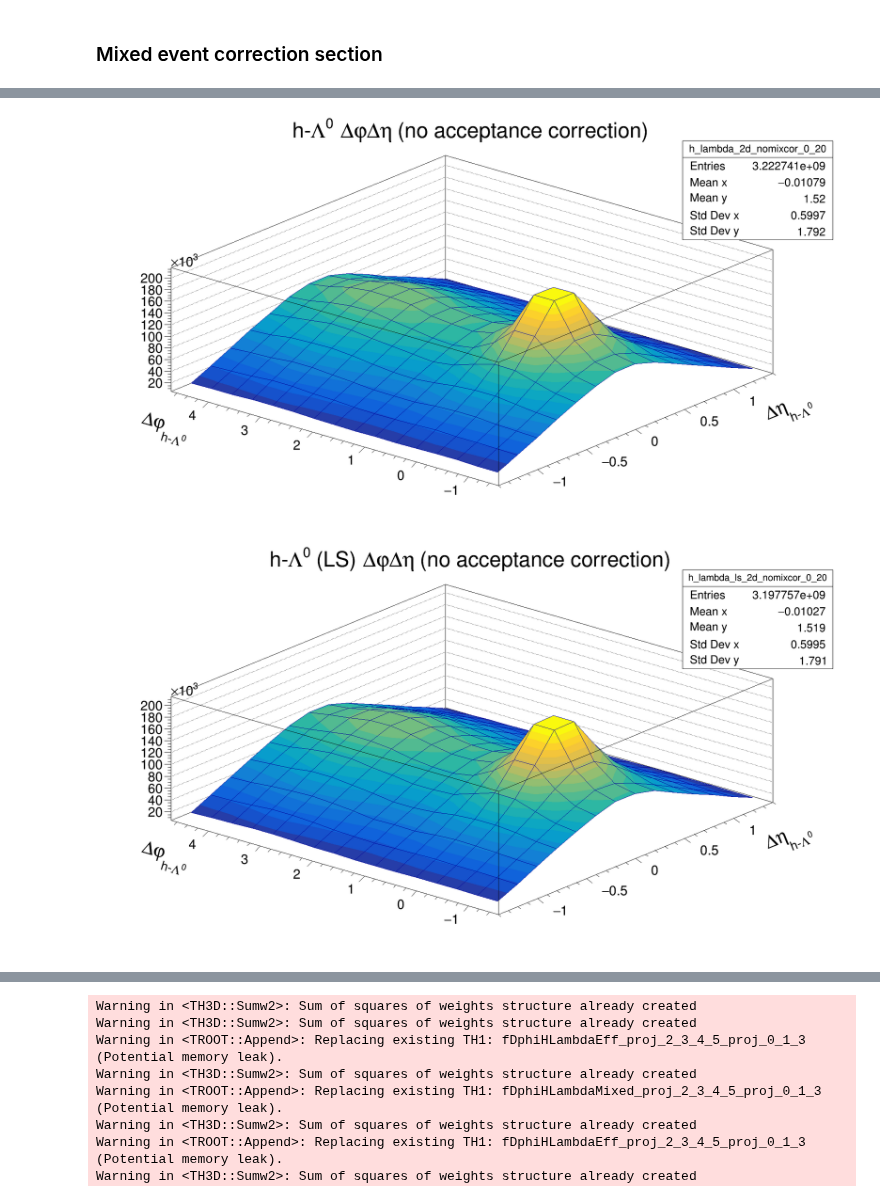
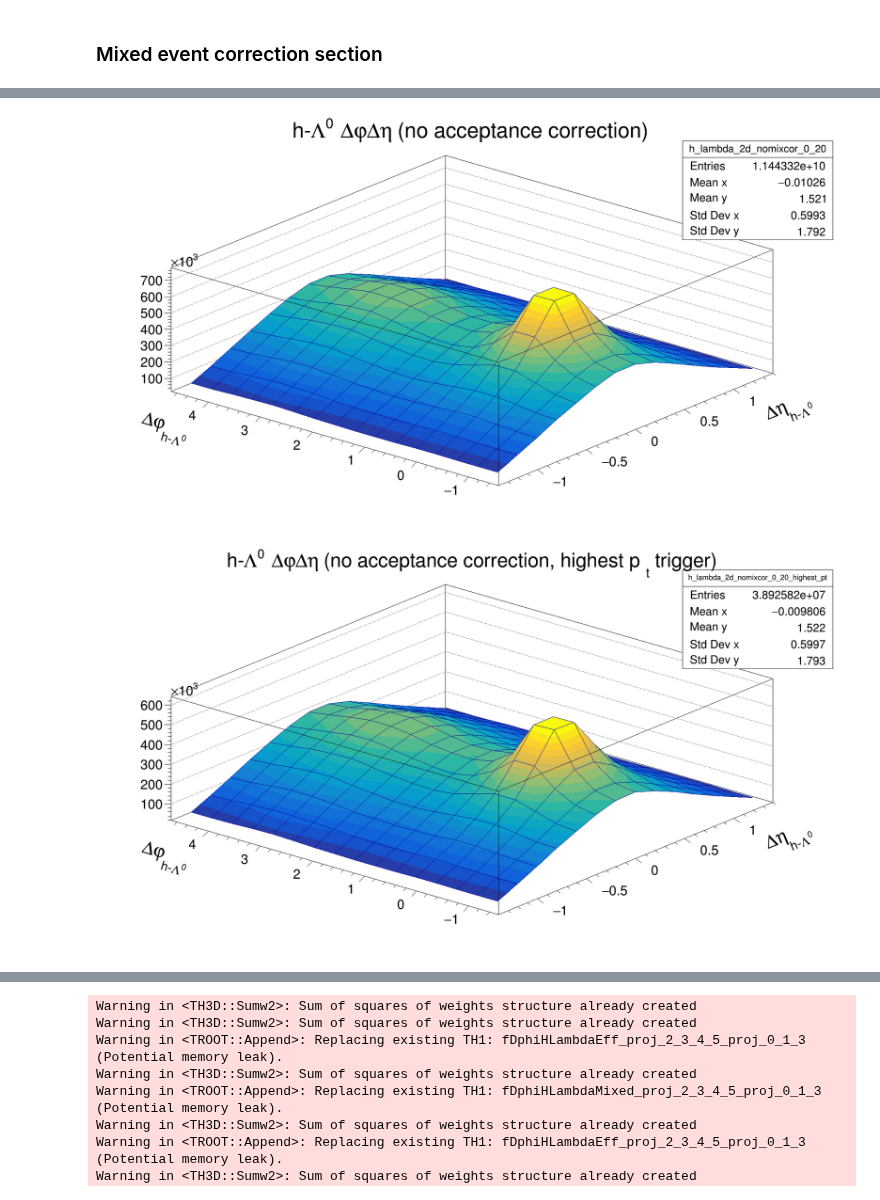
Before and after one commit to rhanniga/lambda-over-hadron, a Jupyter notebook: data/offline/full_offline_analysis.ipynb, the cells around one changed output, grey strips where cells are left out. Cells and saved outputs as stored; diff of their text form; code cells hidden in the pictures.

```diff
--- a/data/offline/full_offline_analysis.ipynb
+++ b/data/offline/full_offline_analysis.ipynb
@@ -78,8 +78,7 @@ def make_mixed_corrections(same, mixed, mass_low=1.11, mass_high=1.12, is_hh=Fal
 # 0-20 setup
 # %%
 # input_file_0_20 = rt.TFile("../online/output/cent_0_20.root")
-input_file_0_20 = rt.TFile("../online/output/sumw2_cent_0_20-1.root")
-# input_file_0_20 = rt.TFile("~/Downloads/AnalysisResults-16.root")
+input_file_0_20 = rt.TFile("../online/AnalysisResults.root")
 input_list_0_20 = input_file_0_20.Get("h-lambda")
 input_file_0_20.Close()
 # %%
@@ -92,6 +94,8 @@ h_h_mixed_0_20 = input_list_0_20.FindObject("fDphiHHMixed")
 # %%
 h_lambda_0_20 = input_list_0_20.FindObject("fDphiHLambdaEff")
+h_lambda_0_20_highest_pt = input_list_0_20.FindObject("fDphiHLambdaEff_highestPt")
 h_lambda_ls_0_20 = input_list_0_20.FindObject("fDphiHLambdaLS")
+h_lambda_mixed_0_20_highest_pt = input_list_0_20.FindObject("fDphiHLambdaMixed_highestPt")
 h_lambda_mixed_0_20 = input_list_0_20.FindObject("fDphiHLambdaMixed")
 h_lambda_ls_mixed_0_20 = input_list_0_20.FindObject("fDphiHLambdaLSMixed")
 # %%
@@ -251,8 +287,10 @@ The 0-20 lambda significance is: 64.06671717514949
 # %%
 axes = arr.array('i', [2, 3, 4, 5])
 h_lambda_0_20 = h_lambda_0_20.Projection(4, axes)
+h_lambda_0_20_highest_pt = h_lambda_0_20_highest_pt.Projection(4, axes)
 h_lambda_ls_0_20 = h_lambda_ls_0_20.Projection(4, axes)
 h_lambda_mixed_0_20 = h_lambda_mixed_0_20.Projection(4, axes)
+h_lambda_mixed_0_20_highest_pt = h_lambda_mixed_0_20_highest_pt.Projection(4, axes)
 h_lambda_ls_mixed_0_20 = h_lambda_ls_mixed_0_20.Projection(4, axes)
 # %%
 h_h_0_20 = h_h_0_20.Projection(2, 3, 4)
@@ -265,6 +300,8 @@ Warning in <TH3D::Sumw2>: Sum of squares of weights structure already created
 # %%
 # Setting up 2-d correlation plots before the mixed event correction
 h_lambda_2d_nomixcor_0_20 = h_lambda_0_20.Projection(0, 1).Clone("h_lambda_2d_nomixcor_0_20")
+h_lambda_2d_nomixcor_0_20_highest_pt = h_lambda_0_20_highest_pt.Projection(0, 1).Clone("h_lambda_2d_nomixcor_0_20_highest_pt")
 h_lambda_ls_2d_nomixcor_0_20 = h_lambda_ls_0_20.Projection(0, 1).Clone("h_lambda_ls_2d_nomixcor_0_20")
 h_lambda_mixed_2d_0_20 = h_lambda_mixed_0_20.Projection(0, 1).Clone("h_lambda_mixed_2d_0_20")
+h_lambda_mixed_2d_0_20_highest_pt = h_lambda_mixed_0_20_highest_pt.Projection(0, 1).Clone("h_lambda_mixed_2d_0_20_highest_pt")
 # %%
@@ -314,15 +388,15 @@ h_lambda_2d_nomixcor_0_20.GetXaxis().SetRangeUser(-DELTA_ETA_MAX, DELTA_ETA_MAX)
 h_lambda_2d_nomixcor_0_20.Draw("SURF1")
 c.Draw()
 # %% [output]
-[figure, old version]
+[figure, new version]
 # %%
 c.SetTheta(50)
 c.SetPhi(50)
-h_lambda_ls_2d_nomixcor_0_20.GetXaxis().SetRangeUser(-DELTA_ETA_MAX, DELTA_ETA_MAX)
-h_lambda_ls_2d_nomixcor_0_20.Draw("SURF1")
+h_lambda_2d_nomixcor_0_20_highest_pt.GetXaxis().SetRangeUser(-DELTA_ETA_MAX, DELTA_ETA_MAX)
+h_lambda_2d_nomixcor_0_20_highest_pt.Draw("SURF1")
 c.Draw()
 # %% [output]
-[figure, old version]
+[figure, new version]
 # %%
 c.SetTheta(50)
 c.SetPhi(50)
```
Also changed, not shown: parts of 48 cells of this notebook.
